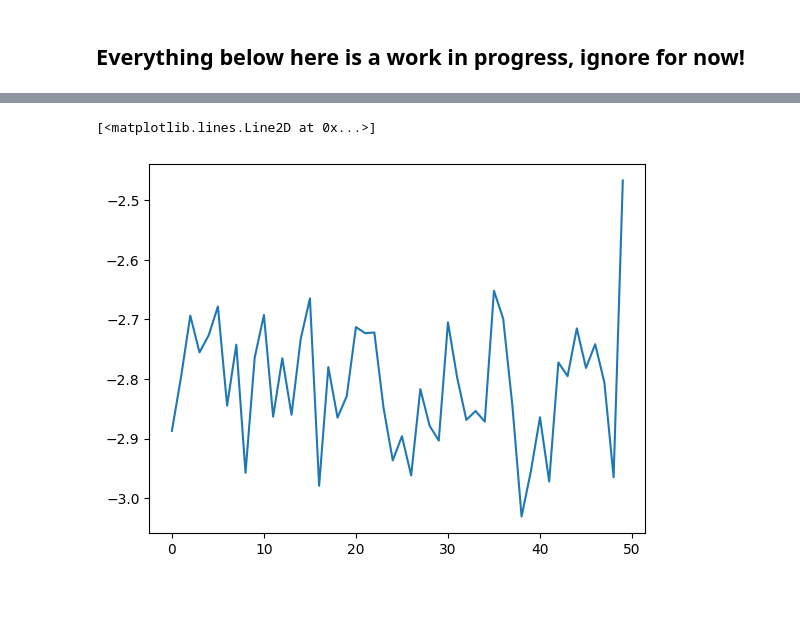
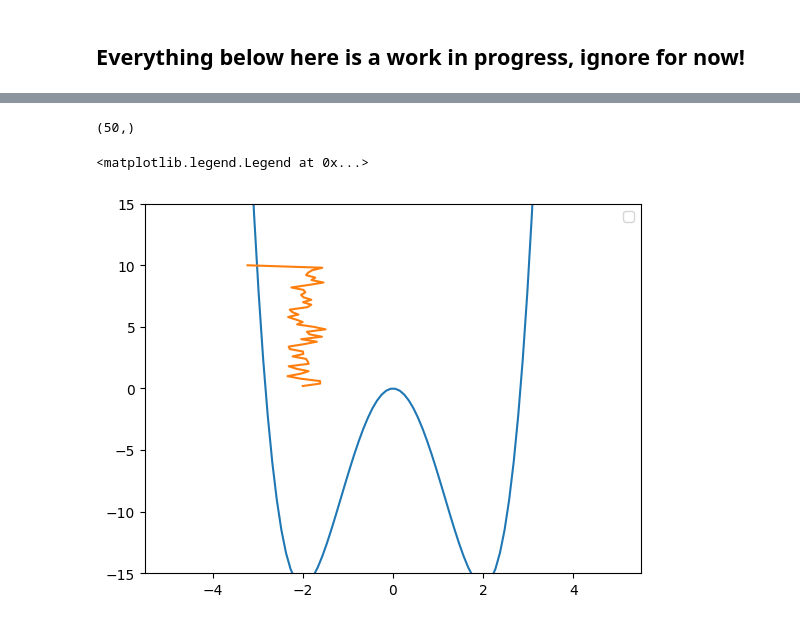
Before and after one commit to reubenharry/path_sampling, a Jupyter notebook: src/path_sampling_nb.ipynb, the cells around one changed output, grey strips where cells are left out. Drawn from its saved outputs; the diff is of its cells as text; code cells hidden in the pictures; blank space fills up the shorter version.

```diff
--- a/src/path_sampling_nb.ipynb
+++ b/src/path_sampling_nb.ipynb
@@ -447,7 +522,15 @@ print(samples.shape)
-# %%
-# plot samples[-1]
-samples.shape
-plt.plot(samples[0, :])
-# %% [output]
-[<matplotlib.lines.Line2D at 0x...>]
-[figure, removed]
+# %%
+# plot samples[-1]
+print(samples.shape)
+# plt.plot(samples[0, :])
+
+x = jnp.expand_dims(jnp.linspace(-5, 5, 100), 1)
+y = (x**4 - 8 * x**2)
+plt.ylim(-15,15)
+plt.plot(x, y)
+plt.plot(samples[:],(time/hyperparams['dt'])/5)
+plt.legend()
+# %% [output]
+(50,)
+<matplotlib.legend.Legend at 0x...>
+[figure, added]
```
Also changed, not shown: parts of 9 cells of this notebook.
